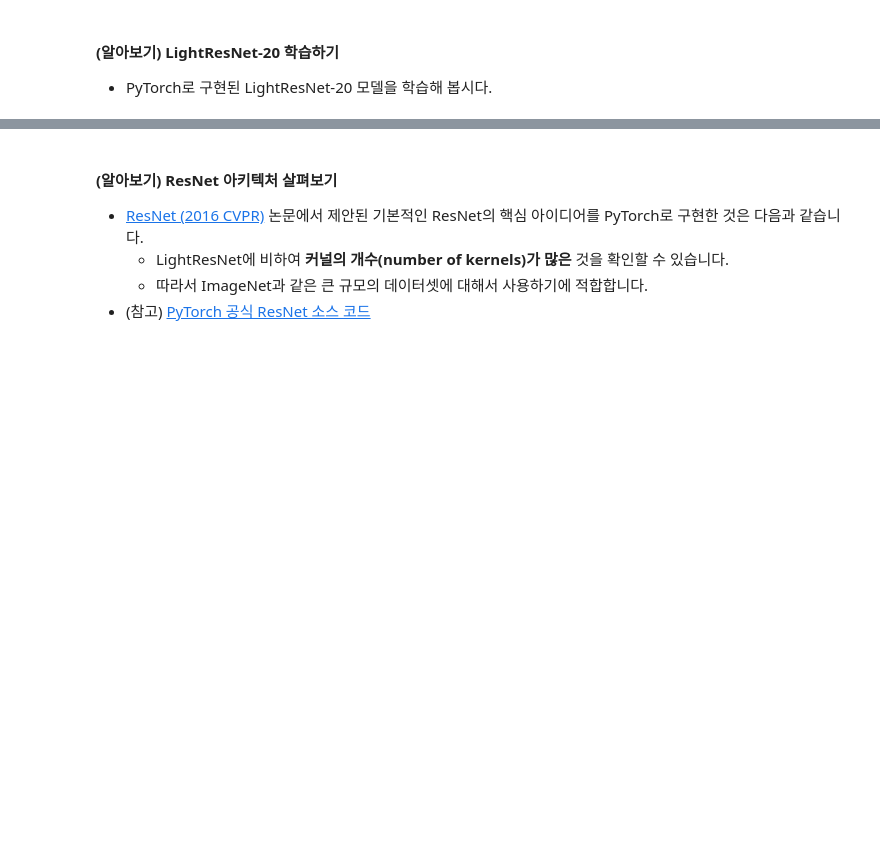
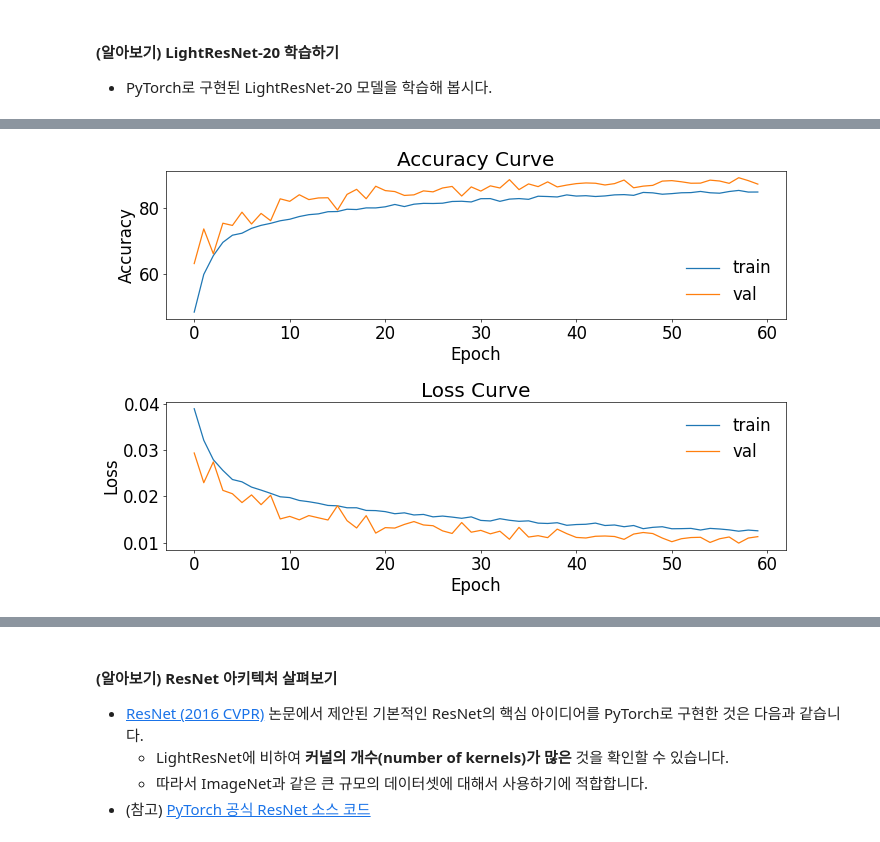
Before and after one commit to JiwooKimm/CNUSW22_Project01_ImageClassifier, a Jupyter notebook: 02_ImageClassifier_based_on_CNN/02_Scene_Classification_CNN.ipynb, the cells around one changed output, grey strips where cells are left out. Saved outputs shown, nothing was run; the diff lists cells and outputs as text; code cells hidden in the pictures; blank space fills up the shorter version.

```diff
--- a/02_ImageClassifier_based_on_CNN/02_Scene_Classification_CNN.ipynb
+++ b/02_ImageClassifier_based_on_CNN/02_Scene_Classification_CNN.ipynb
@@ -1216,0 +1416,26 @@ tensor(0.8629)
+# %%
+#@title ##### LightResNet 56 Accuracy Curve
+# 정확도(accuracy) 커브 시각화
+plt.figure(figsize=(12,8))
+plt.subplot(211)
+plt.plot([i for i in range(epoch)], [i[0] for i in train_result_LRN56])
+plt.plot([i for i in range(epoch)], [i[0] for i in val_result_LRN56])
+plt.title("Accuracy Curve")
+plt.xlabel("Epoch")
+plt.ylabel("Accuracy")
+plt.legend(["train", "val"], frameon=False)
+
+# 손실(loss) 커브 시각화
+plt.subplot(212)
+plt.plot([i for i in range(epoch)], [i[1] for i in train_result_LRN56])
+plt.plot([i for i in range(epoch)], [i[1] for i in val_result_LRN56])
+plt.title("Loss Curve")
+plt.xlabel("Epoch")
+plt.ylabel("Loss")
+plt.legend(["train", "val"], frameon=False)
+
+plt.tight_layout()
+plt.savefig(f"CNN_LightResNet56_-_{epoch}-{learning_rate}.eps")
+plt.show()
+# %% [output]
+[figure, added]
```
Also changed, not shown: parts of 22 cells of this notebook.
